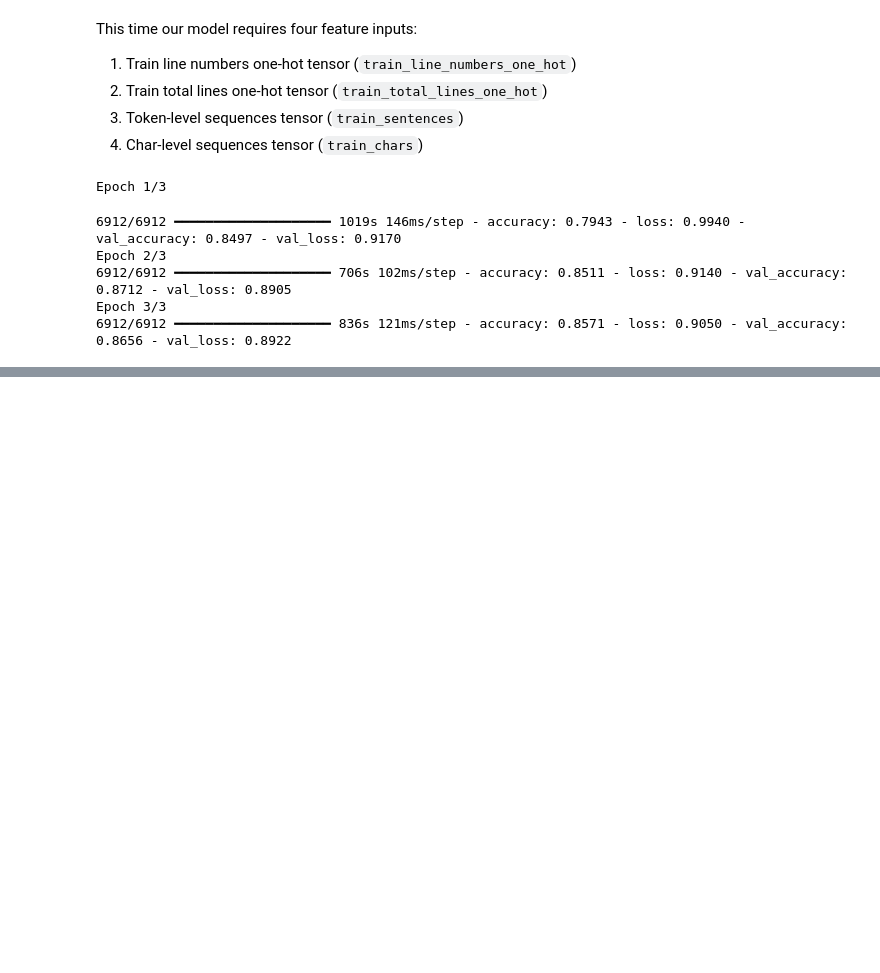
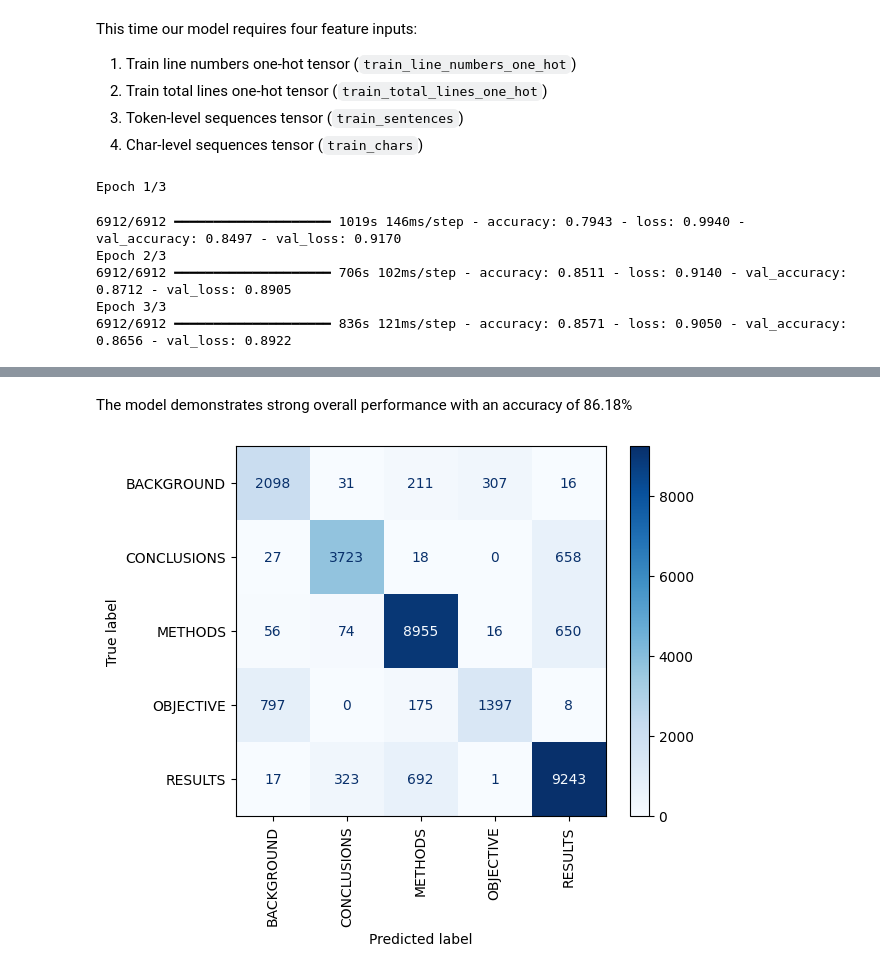
Before and after one commit to davydantoniuk/skimlit-nlp-project, a Jupyter notebook: skimlit.ipynb, the cells around one changed output, grey strips where cells are left out. Cells and saved outputs as stored; diff of their text form; code cells hidden in the pictures; blank space fills up the shorter version.

Commit message:
Evaluate model on test data

```diff
--- a/skimlit.ipynb
+++ b/skimlit.ipynb
@@ -339,0 +356,8 @@ Epoch 3/3
+# %%
+# Create test dataset batch and prefetched
+test_pos_char_token_data = tf.data.Dataset.from_tensor_slices((test_line_numbers_one_hot,
+                                                               test_total_lines_one_hot,
+                                                               test_sentences,
+                                                               test_chars))
+test_pos_char_token_labels = tf.data.Dataset.from_tensor_slices(test_labels_one_hot)
+test_pos_char_token_dataset = tf.data.Dataset.zip((test_pos_char_token_data, test_pos_char_token_labels)).batch(32).prefetch(tf.data.AUTOTUNE)
@@ -339,0 +366,11 @@ Epoch 3/3
+# %%
+# Encode the test labels
+from sklearn.preprocessing import LabelEncoder
+label_encoder = LabelEncoder()
+label_encoder.fit(train_df["target"].to_numpy())  # Fit the label encoder with training data labels
+test_labels_encoded = label_encoder.transform(test_df["target"].to_numpy())
+
+# Make predictions on the test dataset
+test_pred_probs = model.predict(test_pos_char_token_dataset)
+test_preds = tf.argmax(test_pred_probs, axis=1)
+calculate_results(y_true=test_labels_encoded,y_pred=test_preds)
@@ -339,0 +383,9 @@ Epoch 3/3
+# %% [markdown]
+The model demonstrates strong overall performance with an accuracy of 86.18%
+# %%
+from sklearn.metrics import ConfusionMatrixDisplay, confusion_matrix
+cm = confusion_matrix(y_true=test_labels_encoded, y_pred=test_preds)
+disp = ConfusionMatrixDisplay(confusion_matrix=cm, display_labels=class_names)
+disp.plot(cmap="Blues", xticks_rotation="vertical");
+# %% [output]
+[figure, added]
```
Also changed, not shown: parts of 10 cells of this notebook.
